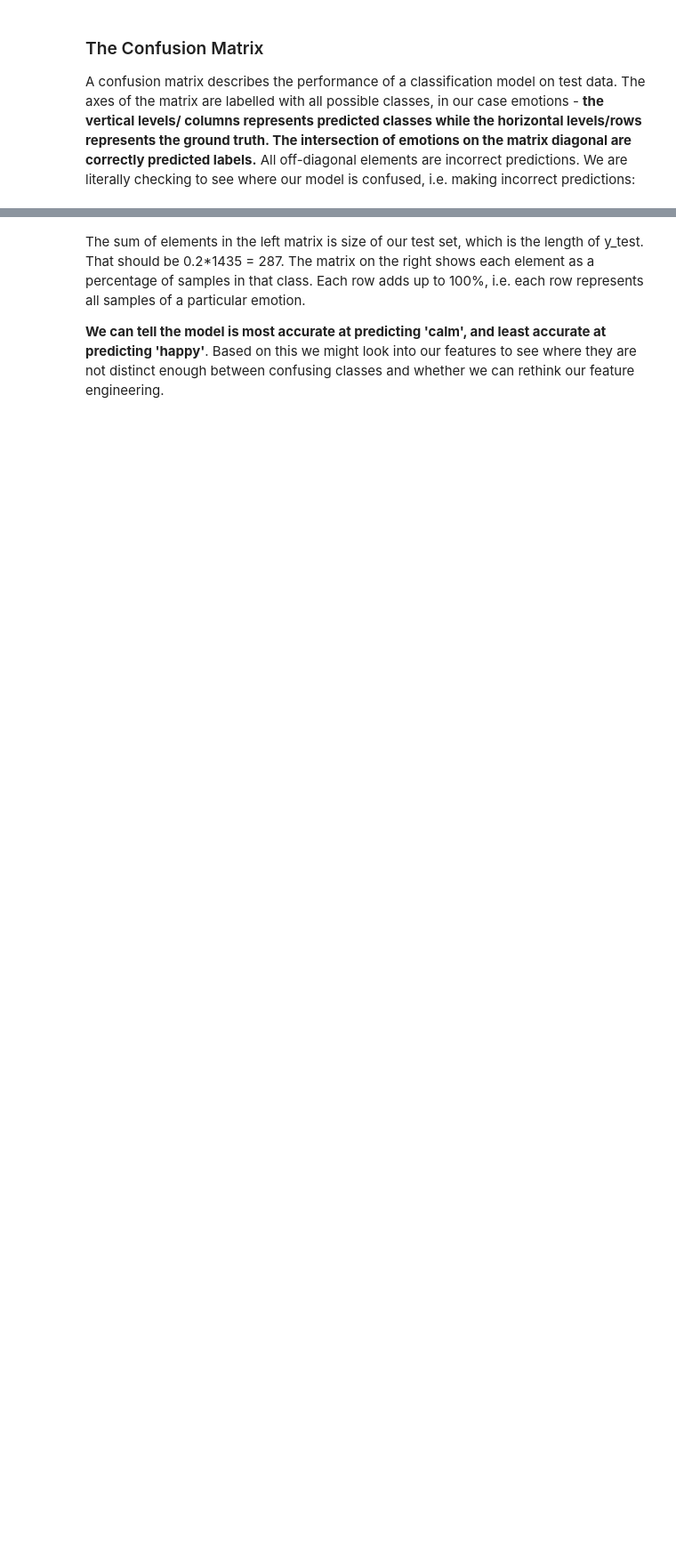
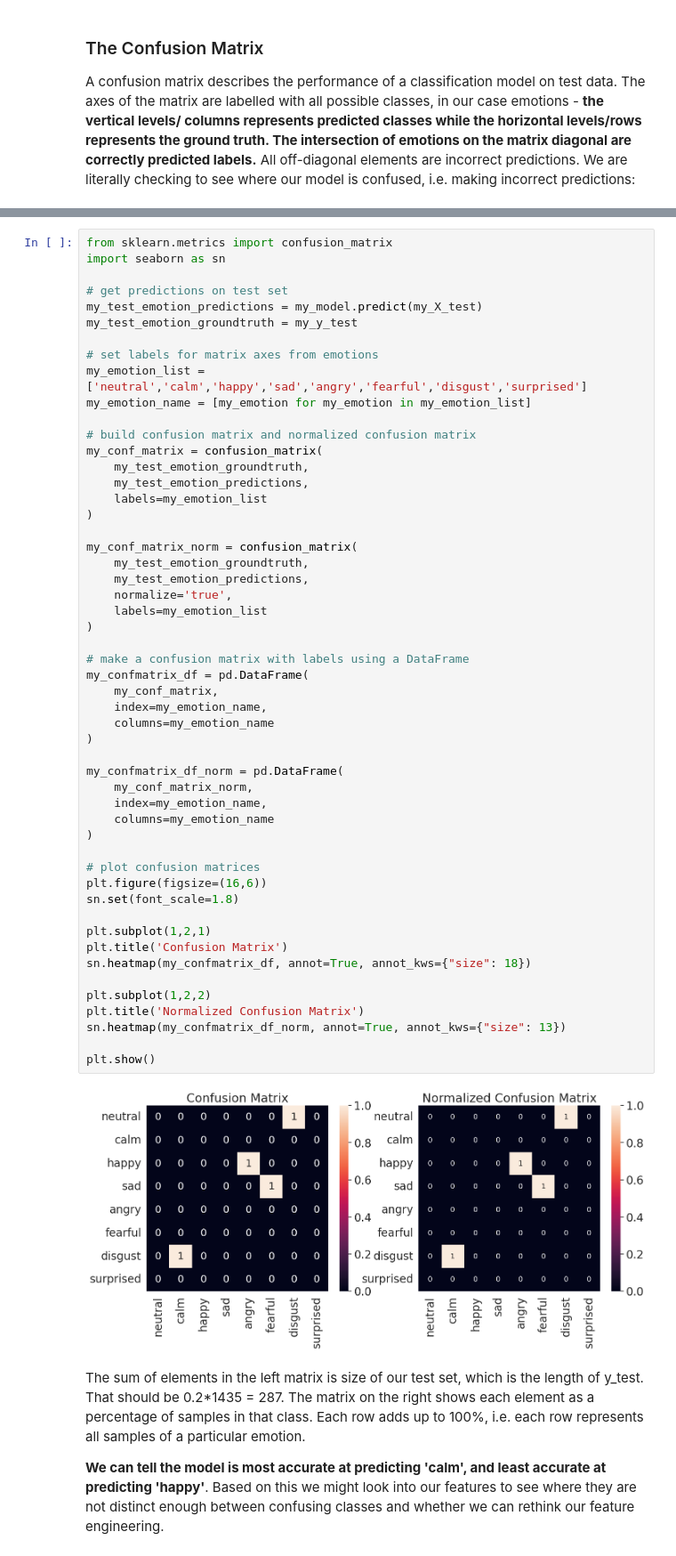
Before and after one commit to Yayu11/Week4-NeuralNetworks, a Jupyter notebook: Week4__Neural_Networks.ipynb, the cells around one changed output, grey strips where cells are left out. Shown at 89% size. Saved outputs shown, nothing was run; the diff lists cells and outputs as text; blank space fills up the shorter version.

```diff
--- a/Week4__Neural_Networks.ipynb
+++ b/Week4__Neural_Networks.ipynb
@@ -901,3 +959,57 @@ plt.show()
+# %%
+from sklearn.metrics import confusion_matrix
+import seaborn as sn
+
+# get predictions on test set
+my_test_emotion_predictions = my_model.predict(my_X_test)
+my_test_emotion_groundtruth = my_y_test
+
+# set labels for matrix axes from emotions
+my_emotion_list = ['neutral','calm','happy','sad','angry','fearful','disgust','surprised']
+my_emotion_name = [my_emotion for my_emotion in my_emotion_list]
+
+# build confusion matrix and normalized confusion matrix
+my_conf_matrix = confusion_matrix(
+    my_test_emotion_groundtruth,
+    my_test_emotion_predictions,
+    labels=my_emotion_list
+)
+
+my_conf_matrix_norm = confusion_matrix(
+    my_test_emotion_groundtruth,
+    my_test_emotion_predictions,
+    normalize='true',
+    labels=my_emotion_list
+)
+
+# make a confusion matrix with labels using a DataFrame
+my_confmatrix_df = pd.DataFrame(
+    my_conf_matrix,
+    index=my_emotion_name,
+    columns=my_emotion_name
+)
+
+my_confmatrix_df_norm = pd.DataFrame(
+    my_conf_matrix_norm,
+    index=my_emotion_name,
+    columns=my_emotion_name
+)
+
+# plot confusion matrices
+plt.figure(figsize=(16,6))
+sn.set(font_scale=1.8)
+
+plt.subplot(1,2,1)
+plt.title('Confusion Matrix')
+sn.heatmap(my_confmatrix_df, annot=True, annot_kws={"size": 18})
+
+plt.subplot(1,2,2)
+plt.title('Normalized Confusion Matrix')
+sn.heatmap(my_confmatrix_df_norm, annot=True, annot_kws={"size": 13})
+
+plt.show()
+# %% [output]
+[figure, added]
 # %% [markdown]
 The sum of elements in the left matrix is size of our test set, which is the length of y_test. That should be 0.2*1435 = 287. The matrix on the right shows each element as a percentage of samples in that class. Each row adds up to 100%, i.e. each row represents all samples of a particular emotion.
 
```
Also changed, not shown: parts of 16 cells of this notebook.
